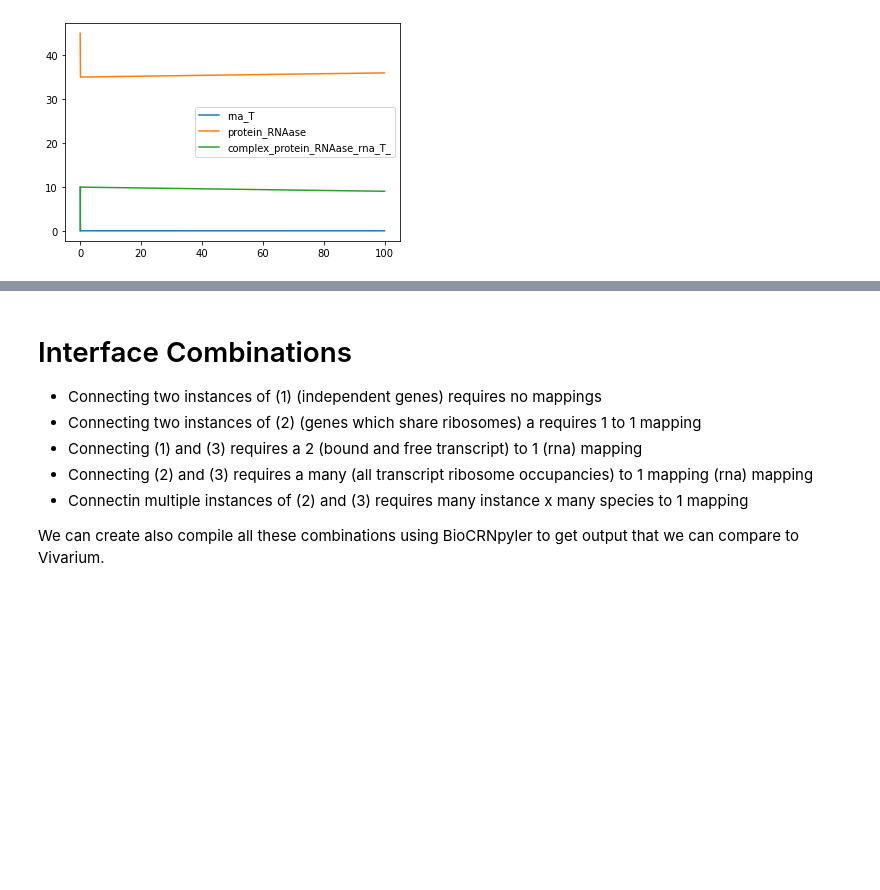
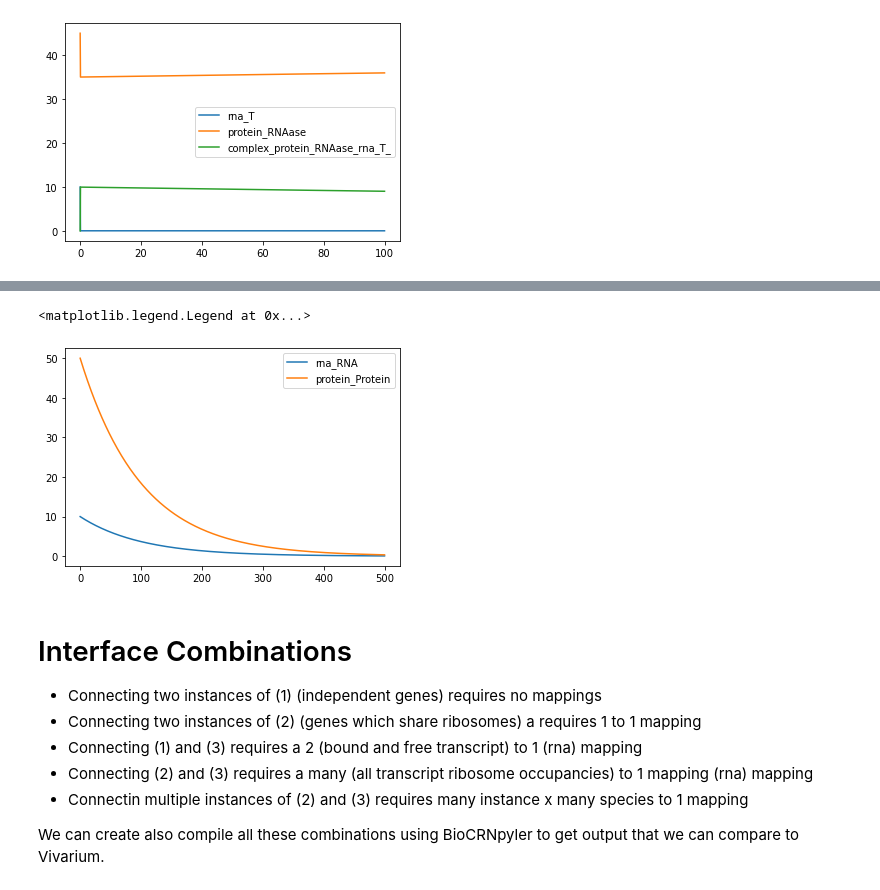
Before and after one commit to vivarium-collective/vivarium-bioscrape, a Jupyter notebook: Notebooks/Example Models.ipynb, the cells around one changed output, grey strips where cells are left out. Cells and saved outputs as stored; diff of their text form; code cells hidden in the pictures; blank space fills up the shorter version.

```diff
--- a/Notebooks/Example Models.ipynb
+++ b/Notebooks/Example Models.ipynb
@@ -208,3 +213,22 @@ Reactions (2) = [
+# %%
+RNA = Species("RNA", material_type = "rna")
+Protein = Species("Protein", material_type = "protein")
+R1 = Reaction.from_massaction([RNA], [], k_forward = .01)
+R2 = Reaction.from_massaction([Protein], [], k_forward = .01)
+
+CRN4 = ChemicalReactionNetwork(species = [RNA, Protein], reactions = [R1, R2])
+CRN4.write_sbml_file("model4.xml", for_bioscrape = True)
+
+#Simulate with Bioscrape (slow)
+R4 = CRN4.simulate_with_bioscrape_via_sbml(timepoints, initial_condition_dict = {str(RNA):10, str(Protein):50})
+
+#Plot all species
+for s in CRN4.species:
+    plt.plot(timepoints, R4[str(s)], label = str(s))
+plt.legend()
+# %% [output]
+<matplotlib.legend.Legend at 0x...>
+[figure, added]
 # %% [markdown]
 # Interface Combinations
 - Connecting two instances of (1) (independent genes) requires no mappings
```
Also changed, not shown: parts of 1 cell of this notebook, 11 other files.
